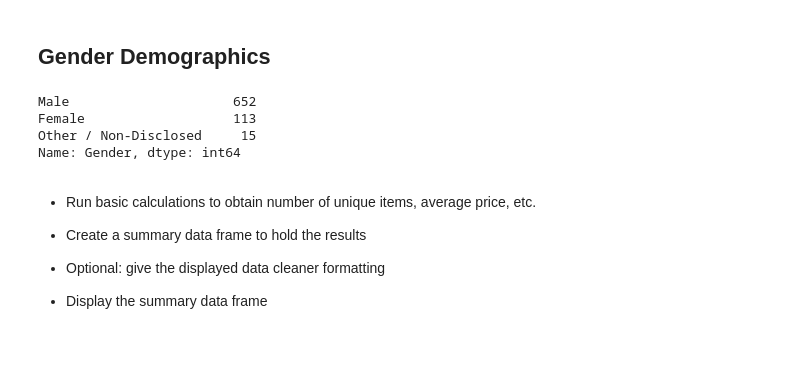
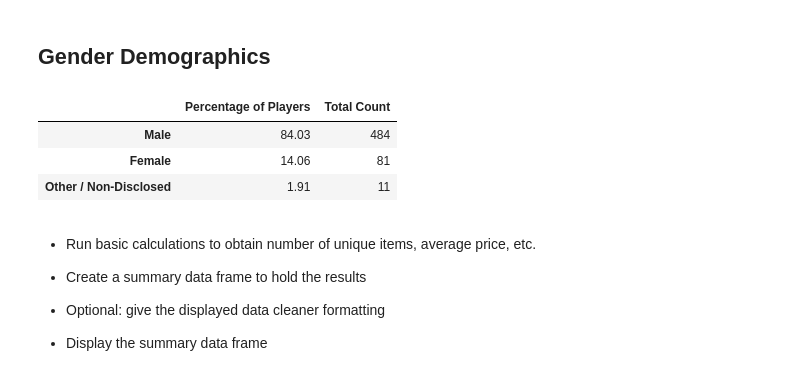
Before and after one commit to AngelCahill/Pandas-Homework, a Jupyter notebook: Heroes of Pymoli/HeroesOfPymoli_starter.ipynb, the cells around one changed output. Saved outputs shown, nothing was run; the diff lists cells and outputs as text; code cells hidden in the pictures; blank space fills up the shorter version.

Commit message:
Finished gender analysis

```diff
--- a/Heroes of Pymoli/HeroesOfPymoli_starter.ipynb
+++ b/Heroes of Pymoli/HeroesOfPymoli_starter.ipynb
@@ -131,16 +131,41 @@ purchase_summary
 | 0 | $3.05 | 183 | 780 | $2379.77 |
 # %% [markdown]
 ## Gender Demographics
-# %%
-# Gender total
-
-gender_count = game_df["Gender"].value_counts()
-gender_count
-# %% [output]
-Male                     652
-Female                   113
-Other / Non-Disclosed     15
-Name: Gender, dtype: int64
+# %%
+# Gender total
+
+gender_info = game_df["Gender"].value_counts()
+
+gender_info_df = pd.DataFrame(gender_info)
+
+# removie the duplicates
+
+unique_players_df = game_df.drop_duplicates(subset="SN", keep='first')
+
+gender_info = unique_players_df["Gender"].value_counts()
+
+# Gender percentages
+
+player_percentage = (gender_info / total_players)*100
+
+# Column changes
+
+gender_info_df = pd.DataFrame(gender_info)
+
+gender_info_df = gender_info_df.rename(columns={"Gender": "Total Count"})
+
+gender_info_df["Percentage of Players"] = player_percentage.values
+
+gender_info_df = gender_info_df[["Percentage of Players", "Total Count"]]
+
+pd.options.display.float_format = '{:,.2f}'.format
+
+gender_info_df
+# %% [output]
+|  | Percentage of Players | Total Count |
+| Male | 84.03 | 484 |
+| Female | 14.06 | 81 |
+| Other / Non-Disclosed | 1.91 | 11 |
 # %% [markdown]
 * Run basic calculations to obtain number of unique items, average price, etc.
 
```
Also changed, not shown: parts of 4 cells of this notebook.
